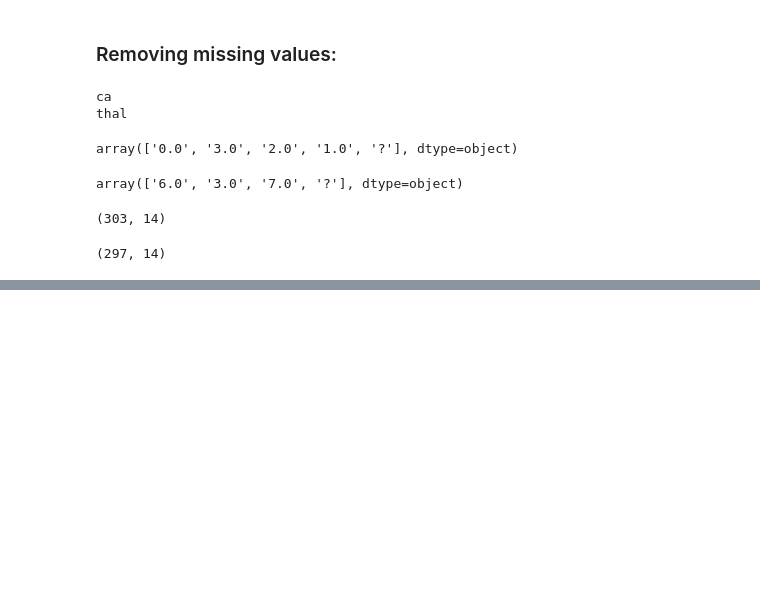
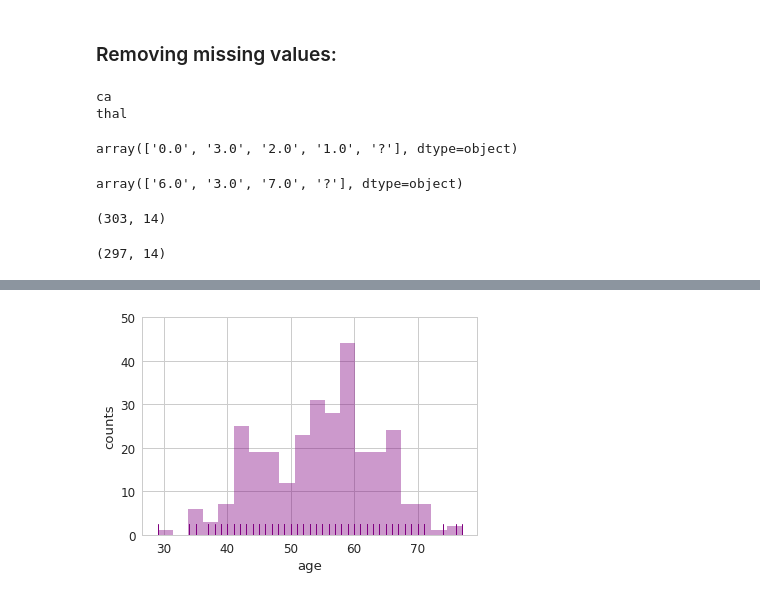
Before and after one commit to Nilabhra/jacobs_da_2017, a Jupyter notebook: assignment_1/assignment1.ipynb, the cells around one changed output, grey strips where cells are left out. Saved outputs shown, nothing was run; the diff lists cells and outputs as text; code cells hidden in the pictures; blank space fills up the shorter version.

```diff
--- a/assignment_1/assignment1.ipynb
+++ b/assignment_1/assignment1.ipynb
@@ -67,0 +76,7 @@ for i, p in enumerate(fig.patches):
+# %%
+sns.set_style(None)
+fig = sns.distplot(data['age'], kde=False, rug=True, bins=20, color='purple')
+_ = fig.axes.set_ylim(0, 50)
+_ = fig.set_ylabel('counts')
+# %% [output]
+[figure, added]
```
Also changed, not shown: parts of 7 cells of this notebook.
